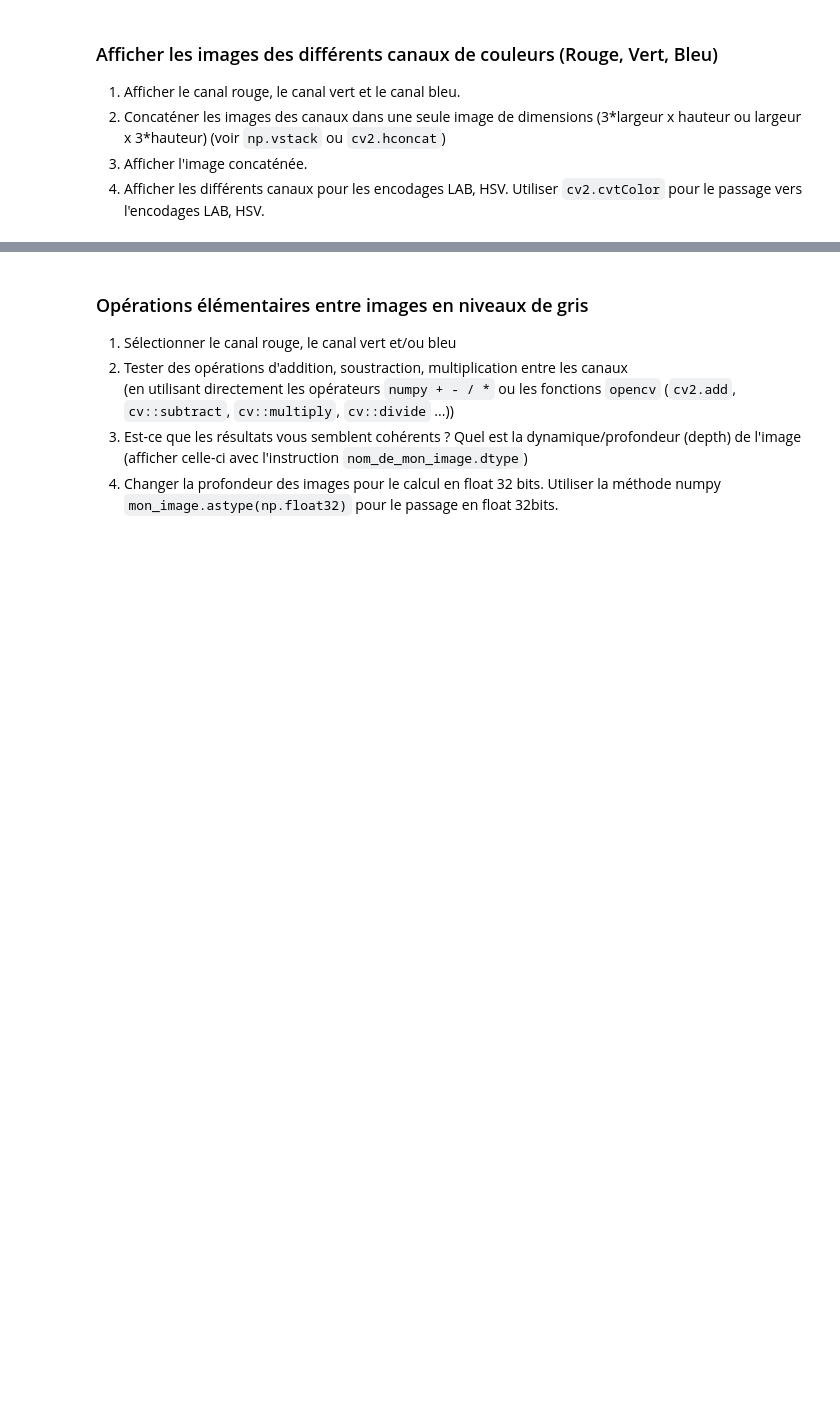
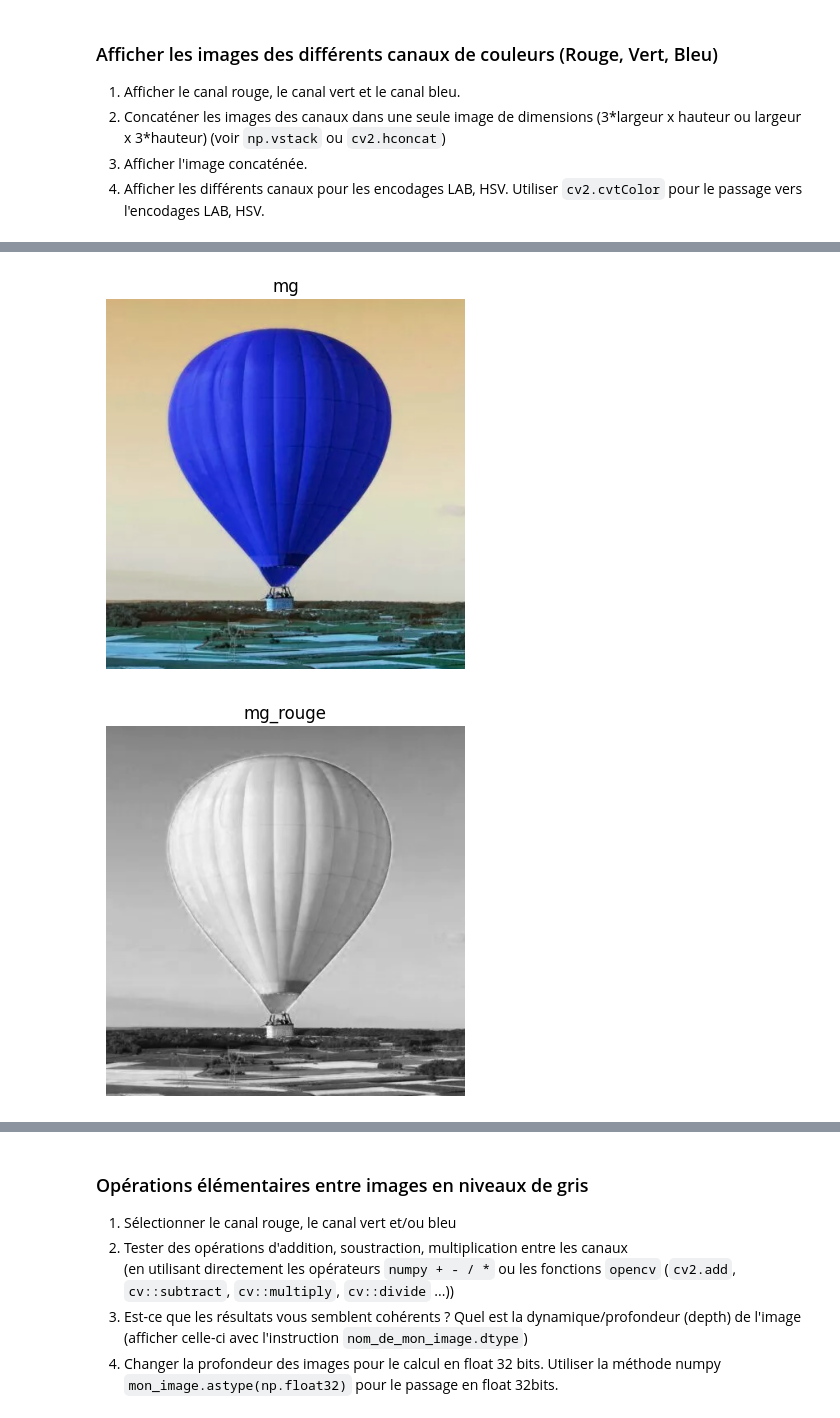
Before and after one commit to Robxley/VisionIndustrielle, a Jupyter notebook: TD/TD4-Traitement_image_C4A.ipynb, the cells around one changed output, grey strips where cells are left out. Drawn from its saved outputs; the diff is of its cells as text; code cells hidden in the pictures; blank space fills up the shorter version.

```diff
--- a/TD/TD4-Traitement_image_C4A.ipynb
+++ b/TD/TD4-Traitement_image_C4A.ipynb
@@ -109,0 +127,13 @@ implot(fruits_concat, "Fruits - concaténation")
+# %%
+mg = cv2.imread("../details/Sans titre.png", cv2.IMREAD_UNCHANGED)
+mg_rouge = mg[...,2]
+mg_vert = mg[...,1]
+mg_bleu = mg[...,0]
+
+implot(mg, "mg")
+implot(mg_rouge, "mg_rouge")
+implot(mg_vert, "mg_vert")
+implot(mg_bleu, "mg_bleu")
+# %% [output]
+[figure, added]
+[figure, added]
```
Also changed, not shown: parts of 10 cells of this notebook, 13 other files.
